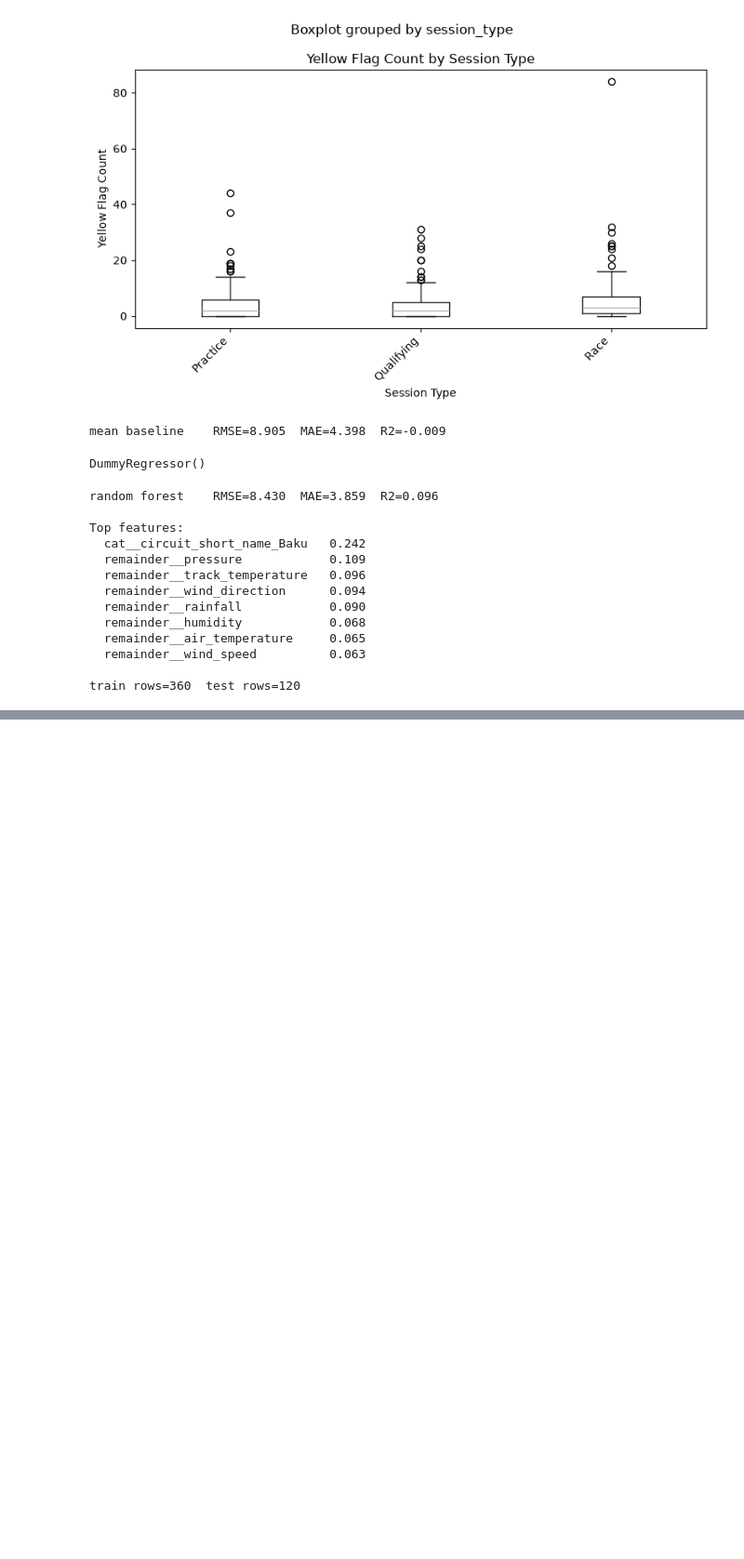
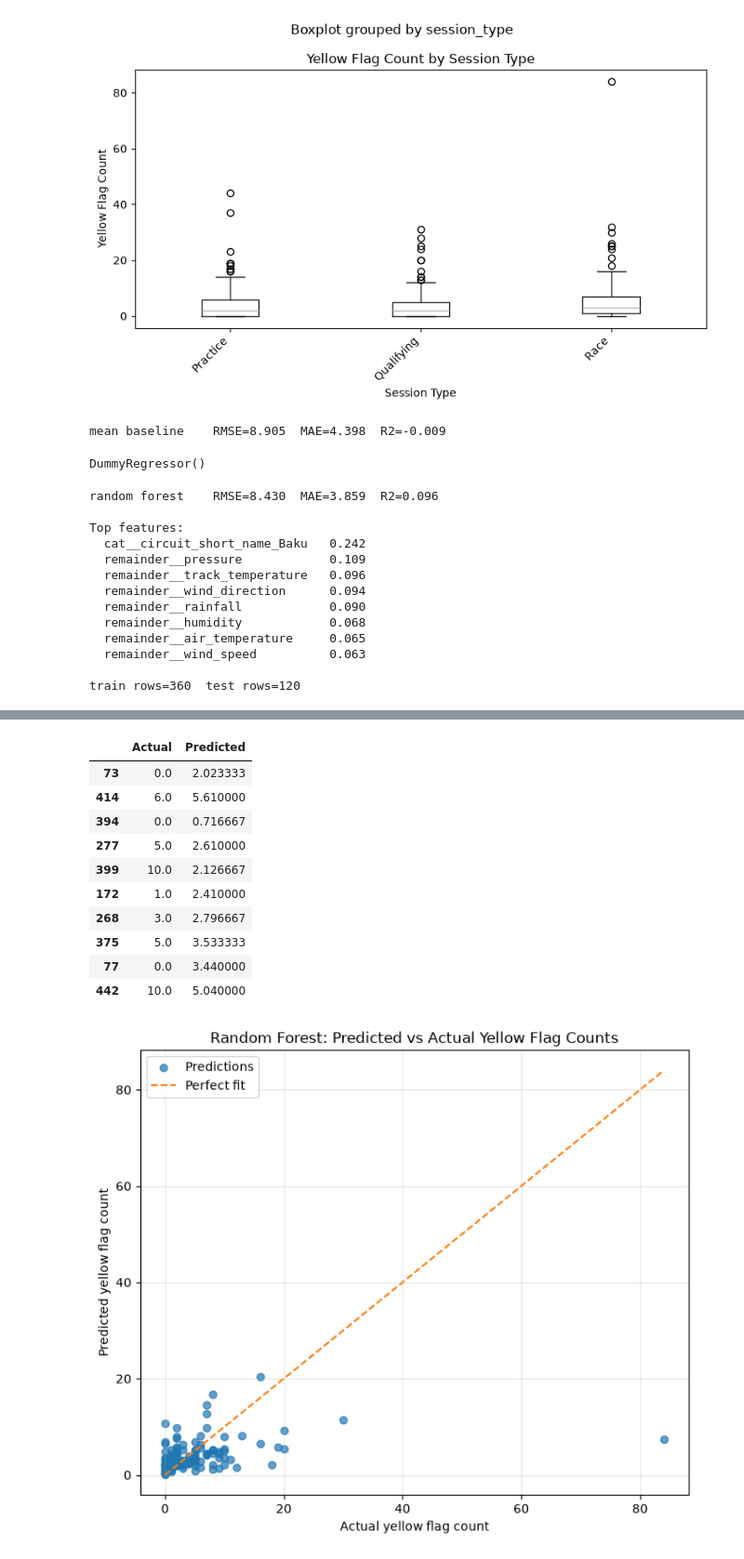
Before and after one commit to Congerm/formula-1-ML-dataset, a Jupyter notebook: initial_fit.ipynb, the cells around one changed output, grey strips where cells are left out. Shown at 93% size. Cells and saved outputs as stored; diff of their text form; code cells hidden in the pictures; blank space fills up the shorter version.

Commit message:
add fitted vs predicted plot

```diff
--- a/initial_fit.ipynb
+++ b/initial_fit.ipynb
@@ -176,0 +198,54 @@ train rows=360  test rows=120
+# %%
+rf_predictions = rf.predict(X_test)
+
+prediction_comparison = pd.DataFrame(
+    {"Actual": y_test, "Predicted": rf_predictions},
+    index=y_test.index,
+)
+
+display(prediction_comparison.head(10))
+
+fig, ax = plt.subplots(figsize=(7, 6))
+ax.scatter(
+    prediction_comparison["Actual"],
+    prediction_comparison["Predicted"],
+    color="tab:blue",
+    alpha=0.7,
+    label="Predictions",
+)
+
+plot_min = min(
+    prediction_comparison["Actual"].min(),
+    prediction_comparison["Predicted"].min(),
+)
+plot_max = max(
+    prediction_comparison["Actual"].max(),
+    prediction_comparison["Predicted"].max(),
+)
+ax.plot(
+    [plot_min, plot_max],
+    [plot_min, plot_max],
+    color="tab:orange",
+    linestyle="--",
+    label="Perfect fit",
+)
+
+ax.set_title("Random Forest: Predicted vs Actual Yellow Flag Counts")
+ax.set_xlabel("Actual yellow flag count")
+ax.set_ylabel("Predicted yellow flag count")
+ax.legend()
+ax.grid(True, alpha=0.3)
+plt.tight_layout()
+# %% [output]
+|  | Actual | Predicted |
+| 73 | 0.0 | 2.023333 |
+| 414 | 6.0 | 5.610000 |
+| 394 | 0.0 | 0.716667 |
+| 277 | 5.0 | 2.610000 |
+| 399 | 10.0 | 2.126667 |
+| 172 | 1.0 | 2.410000 |
+| 268 | 3.0 | 2.796667 |
+| 375 | 5.0 | 3.533333 |
+| 77 | 0.0 | 3.440000 |
+| 442 | 10.0 | 5.040000 |
+[figure, added]
```
Also changed, not shown: parts of 2 cells of this notebook.
